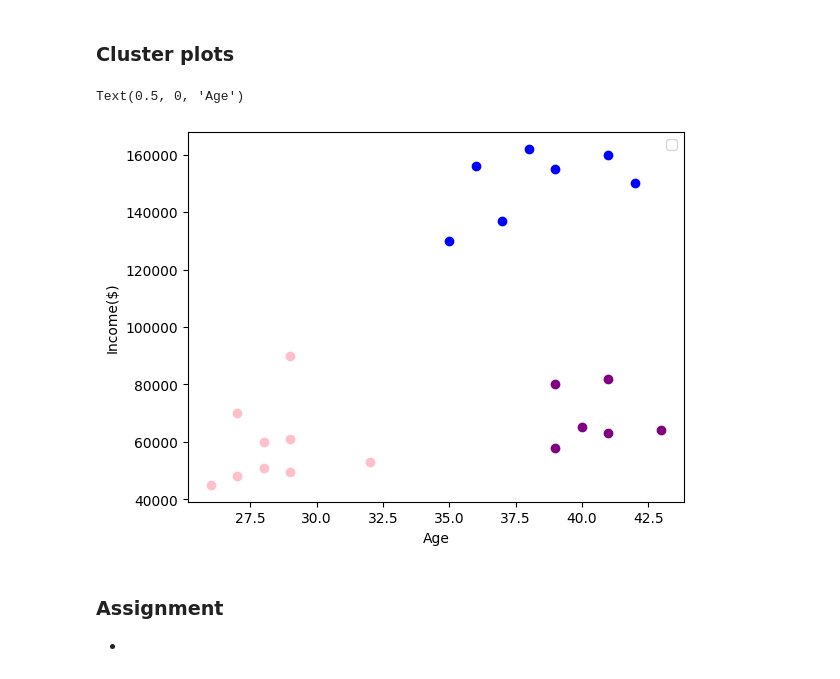
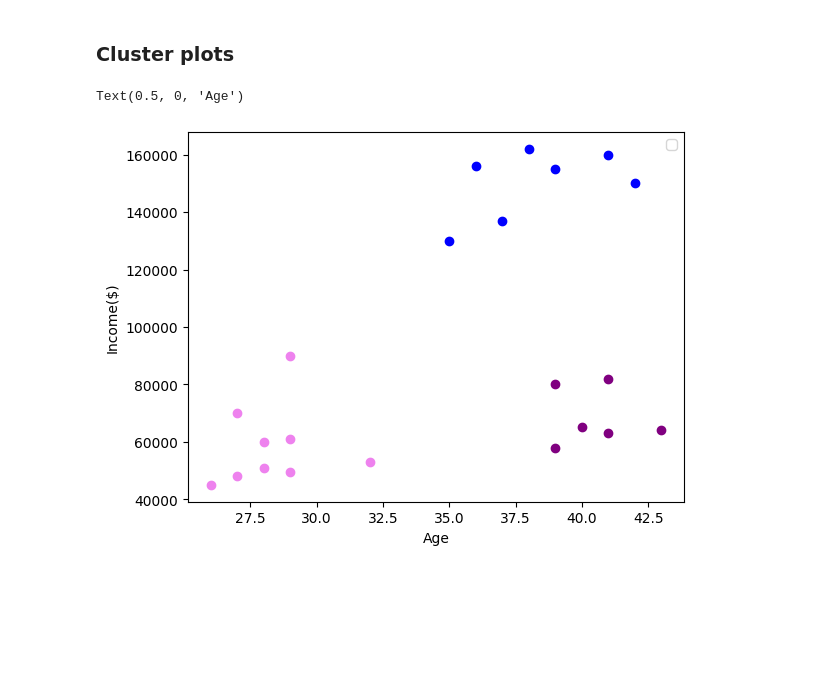
Before and after one commit to Njeri-Kimaru/Python-plus-main, a Jupyter notebook: hierachy_clustering.ipynb, the cells around one changed output. Cells and saved outputs as stored; diff of their text form; code cells hidden in the pictures; blank space fills up the shorter version.

```diff
--- a/hierachy_clustering.ipynb
+++ b/hierachy_clustering.ipynb
@@ -175,15 +175,12 @@ df2 = df[df.Cluster == 1]
 df3 = df[df.Cluster == 2]
 # %%
 plt.scatter(df1['Age'], df1['Income($)'], color='blue')
-plt.scatter(df2['Age'], df2['Income($)'], color='pink')
+plt.scatter(df2['Age'], df2['Income($)'], color='violet')
 plt.scatter(df3['Age'], df3['Income($)'], color='purple')
 
 plt.legend()
 plt.ylabel('Income($)')
 plt.xlabel('Age')
 # %% [output]
 Text(0.5, 0, 'Age')
-[figure, old version]
+[figure, new version]
-# %% [markdown]
-### Assignment
--
```
